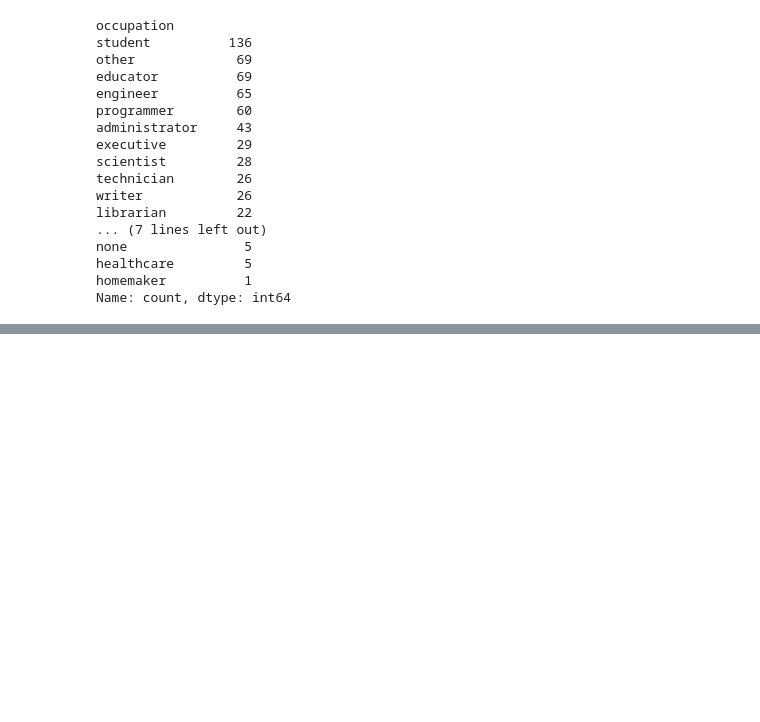
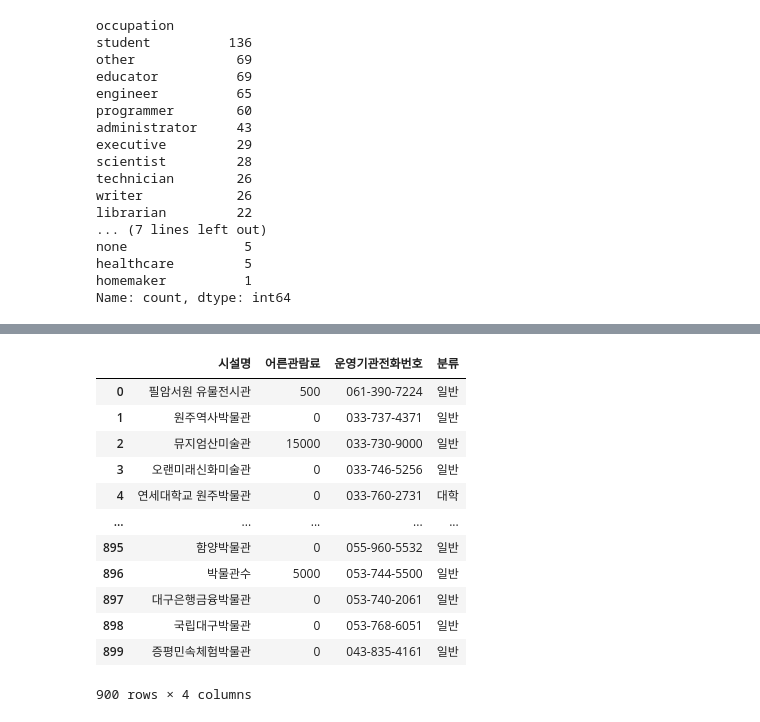
Before and after one commit to horolrolx/data_science, a Jupyter notebook: 데이터 분석과 시각화 훈련하기/데이터 분석과 시각화/실습.ipynb, the cells around one changed output, grey strips where cells are left out. Cells and saved outputs as stored; diff of their text form; code cells hidden in the pictures; blank space fills up the shorter version.

```diff
--- a/데이터 분석과 시각화 훈련하기/데이터 분석과 시각화/실습.ipynb
+++ b/데이터 분석과 시각화 훈련하기/데이터 분석과 시각화/실습.ipynb
@@ -173,3 +173,6 @@ none               5
 healthcare         5
 homemaker          1
 Name: count, dtype: int64
+# %%
+df = pd.read_csv('data/museum_1.csv')
+df
@@ -175,0 +193,20 @@ Name: count, dtype: int64
+# %%
+is_university = df['시설명'].str.contains('대학')
+
+df.loc[is_university == True, '분류'] = '대학'
+df.loc[is_university == False, '분류'] = '일반'
+df
+# %% [output]
+|  | 시설명 | 어른관람료 | 운영기관전화번호 | 분류 |
+| 0 | 필암서원 유물전시관 | 500 | 061-390-7224 | 일반 |
+| 1 | 원주역사박물관 | 0 | 033-737-4371 | 일반 |
+| 2 | 뮤지엄산미술관 | 15000 | 033-730-9000 | 일반 |
+| 3 | 오랜미래신화미술관 | 0 | 033-746-5256 | 일반 |
+| 4 | 연세대학교 원주박물관 | 0 | 033-760-2731 | 대학 |
+| ... | ... | ... | ... | ... |
+| 895 | 함양박물관 | 0 | 055-960-5532 | 일반 |
+| 896 | 박물관수 | 5000 | 053-744-5500 | 일반 |
+| 897 | 대구은행금융박물관 | 0 | 053-740-2061 | 일반 |
+| 898 | 국립대구박물관 | 0 | 053-768-6051 | 일반 |
+| 899 | 증평민속체험박물관 | 0 | 043-835-4161 | 일반 |
+900 rows × 4 columns
```
Also changed, not shown: parts of 1 cell of this notebook, 15 other files.
